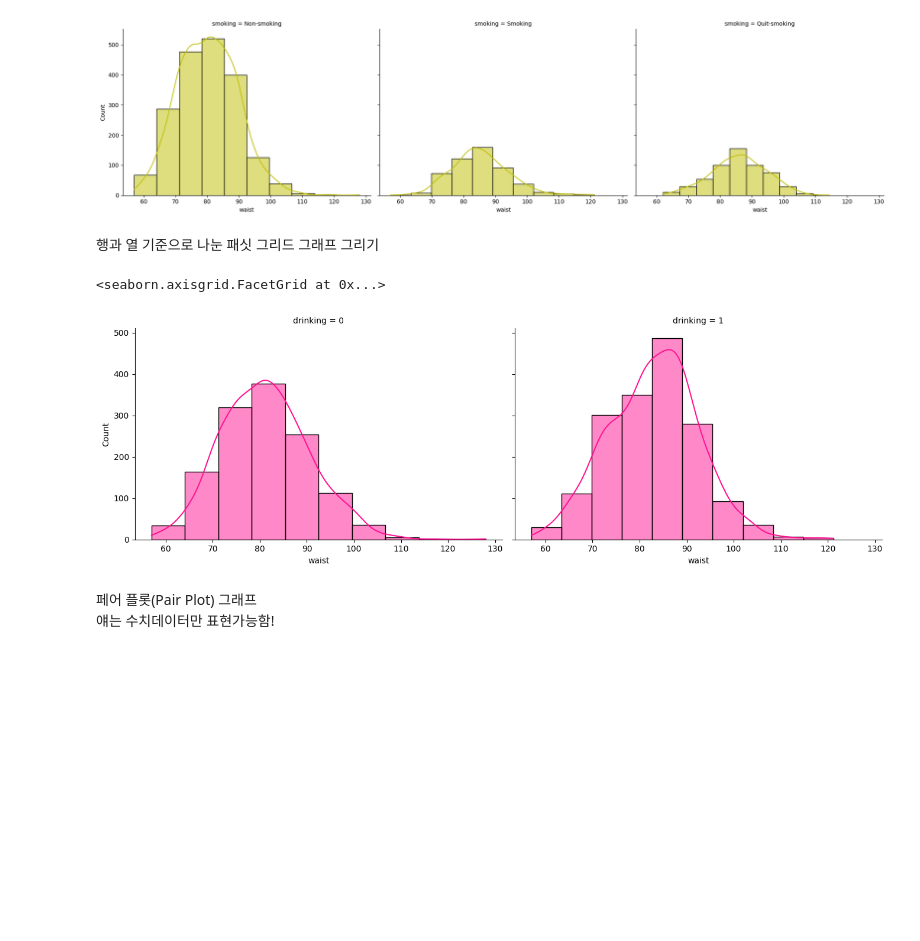
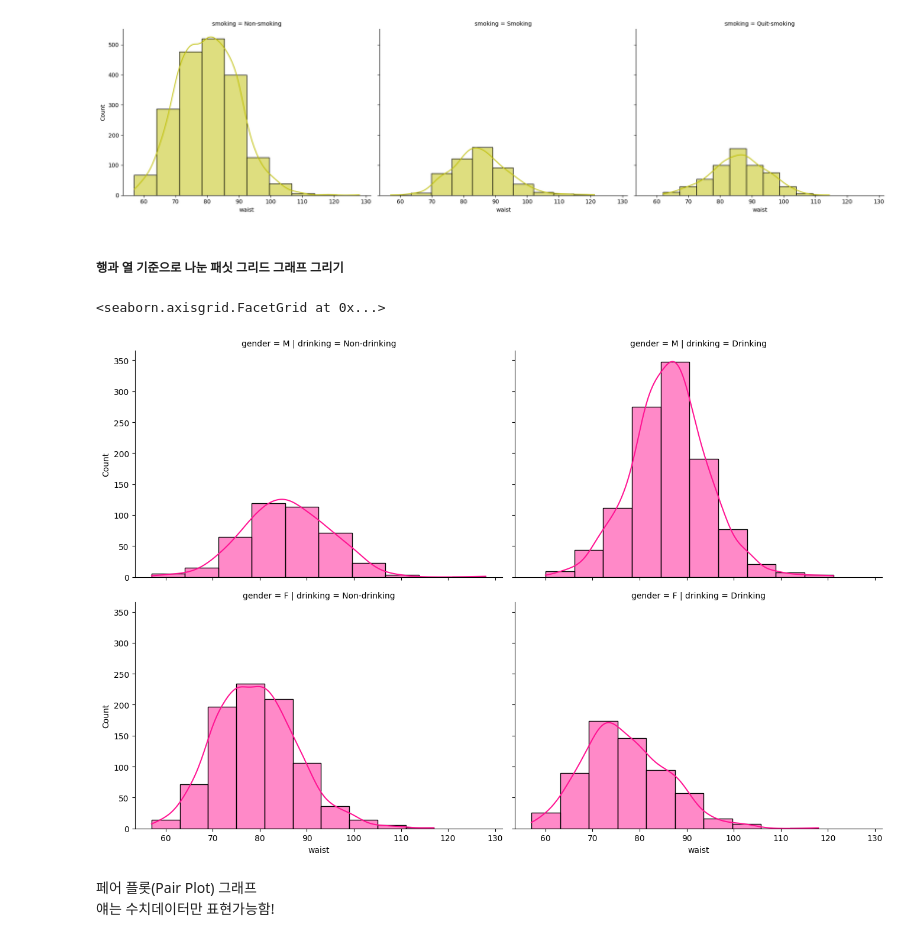
Before and after one commit to among5094/Big-Data-Integrated-Analysis, a Jupyter notebook: week05_CH05_시각화_라이브러리2/5week_CH05_시각화_라이브러리2.ipynb, the cells around one changed output. Drawn from its saved outputs; the diff is of its cells as text; code cells hidden in the pictures; blank space fills up the shorter version.

```diff
--- a/week05_CH05_시각화_라이브러리2/5week_CH05_시각화_라이브러리2.ipynb
+++ b/week05_CH05_시각화_라이브러리2/5week_CH05_시각화_라이브러리2.ipynb
@@ -501,13 +668,26 @@ fg.map(sns.histplot, 'waist', bins=10, color='y', kde=True)
 <seaborn.axisgrid.FacetGrid at 0x...>
 [figure]
 # %% [markdown]
-행과 열 기준으로 나눈 패싯 그리드 그래프 그리기
+##### 행과 열 기준으로 나눈 패싯 그리드 그래프 그리기
 # %%
-fg = sns.FacetGrid(data6, col='drinking', height=4.5, aspect=1.5)
-fg.map(sns.histplot, 'waist', bins=10, color='deeppink', kde=True)
+fg = sns.FacetGrid(
+    data6, # 사용할 데이터프레임: data6
+    row='gender', # 행 방향으로 성별(gender) 기준 나눔
+    col='drinking', # 열 방향으로 음주 여부(drinking) 기준 나눔
+    height=4.5, # 각 서브플롯의 세로 크기 (inch 단위)
+    aspect=1.5 # 가로세로 비율 (1.5면 가로가 더 넓음)
+)
+
+fg.map(
+    sns.histplot, # 사용할 그래프 함수: 시본의 히스토그램
+    'waist', # x축에 사용할 변수: 허리둘레
+    bins=10, # 히스토그램 막대 개수
+    color='deeppink', # 막대 색상: 진분홍색
+    kde=True # KDE 밀도 곡선 추가
+)
 # %% [output]
 <seaborn.axisgrid.FacetGrid at 0x...>
-[figure, old version]
+[figure, new version]
 # %% [markdown]
 페어 플롯(Pair Plot) 그래프
 얘는 수치데이터만 표현가능함!
```
Also changed, not shown: parts of 42 cells of this notebook.
